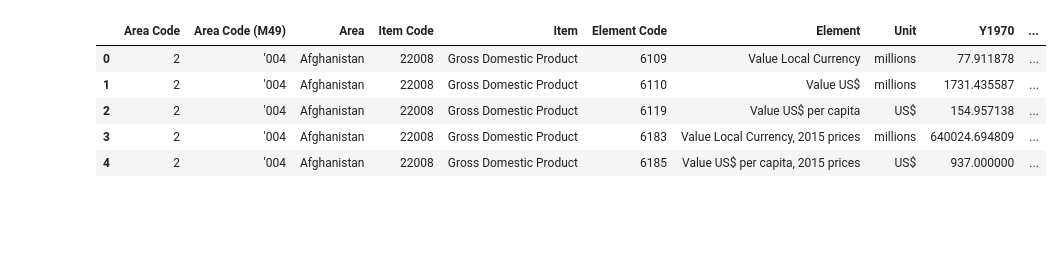
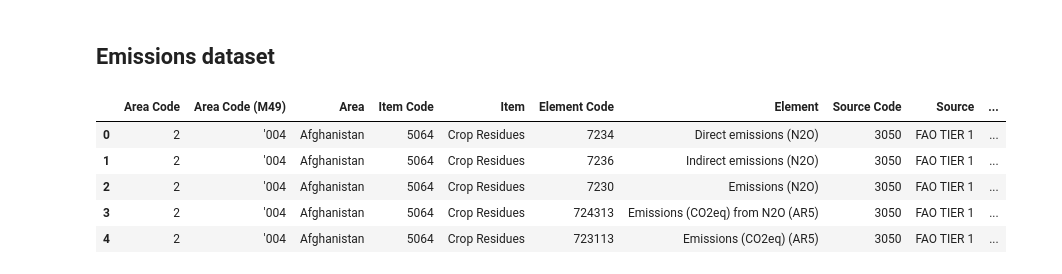
Before and after one commit to AdriPerse/climate-change, a Jupyter notebook: notebooks/Raquel.ipynb, the cells around one changed output. Saved outputs shown, nothing was run; the diff lists cells and outputs as text; code cells hidden in the pictures; blank space fills up the shorter version.

```diff
--- a/notebooks/Raquel.ipynb
+++ b/notebooks/Raquel.ipynb
@@ -1,3 +0,0 @@
-# %%
-import pandas as pd
-pd.set_option('display.max_columns', None)
@@ -7,0 +5,9 @@ df = pd.read_csv('../data/FAOSTAT_temperature.csv')
+# %%
+#IMPORT NEEDED PACKAGES
+
+import plotly.graph_objects as go
+import plotly.express as px
+import plotly.io as pio
+import pandas as pd
+import numpy as np
+pd.options.display.max_columns = None
@@ -17,11 +133,13 @@ df.head()
+# %% [markdown]
+## Emissions dataset ##
 # %%
-df1 = pd.read_csv('../data/FAOSTAT_economic_growth.csv', encoding = 'latin')
+em_raw = pd.read_csv('../data/FAOSTAT_Emissions_E_All.csv')
 # %%
-df1.head()
+em_raw.head()
 # %% [output]
-|  | Area Code | Area Code (M49) | Area | Item Code | Item | Element Code | Element | Unit | Y1970 | ... |
-| 0 | 2 | '004 | Afghanistan | 22008 | Gross Domestic Product | 6109 | Value Local Currency | millions | 77.911878 | ... |
-| 1 | 2 | '004 | Afghanistan | 22008 | Gross Domestic Product | 6110 | Value US$ | millions | 1731.435587 | ... |
-| 2 | 2 | '004 | Afghanistan | 22008 | Gross Domestic Product | 6119 | Value US$ per capita | US$ | 154.957138 | ... |
-| 3 | 2 | '004 | Afghanistan | 22008 | Gross Domestic Product | 6183 | Value Local Currency, 2015 prices | millions | 640024.694809 | ... |
-| 4 | 2 | '004 | Afghanistan | 22008 | Gross Domestic Product | 6185 | Value US$ per capita, 2015 prices | US$ | 937.000000 | ... |
+|  | Area Code | Area Code (M49) | Area | Item Code | Item | Element Code | Element | Source Code | Source | ... |
+| 0 | 2 | '004 | Afghanistan | 5064 | Crop Residues | 7234 | Direct emissions (N2O) | 3050 | FAO TIER 1 | ... |
+| 1 | 2 | '004 | Afghanistan | 5064 | Crop Residues | 7236 | Indirect emissions (N2O) | 3050 | FAO TIER 1 | ... |
+| 2 | 2 | '004 | Afghanistan | 5064 | Crop Residues | 7230 | Emissions (N2O) | 3050 | FAO TIER 1 | ... |
+| 3 | 2 | '004 | Afghanistan | 5064 | Crop Residues | 724313 | Emissions (CO2eq) from N2O (AR5) | 3050 | FAO TIER 1 | ... |
+| 4 | 2 | '004 | Afghanistan | 5064 | Crop Residues | 723113 | Emissions (CO2eq) (AR5) | 3050 | FAO TIER 1 | ... |
```
Also changed, not shown: parts of 22 cells of this notebook.
